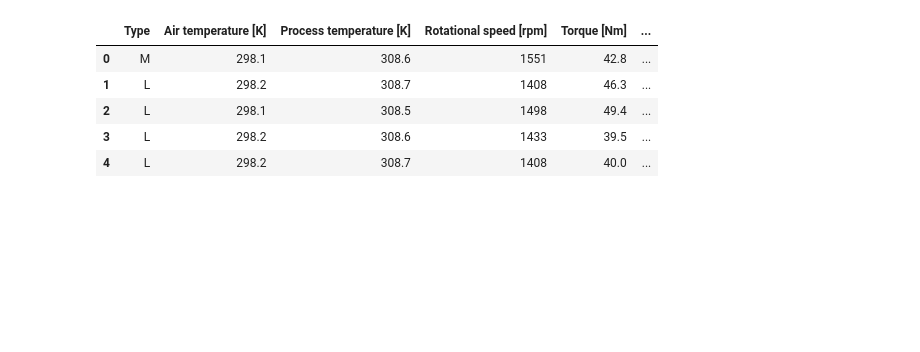
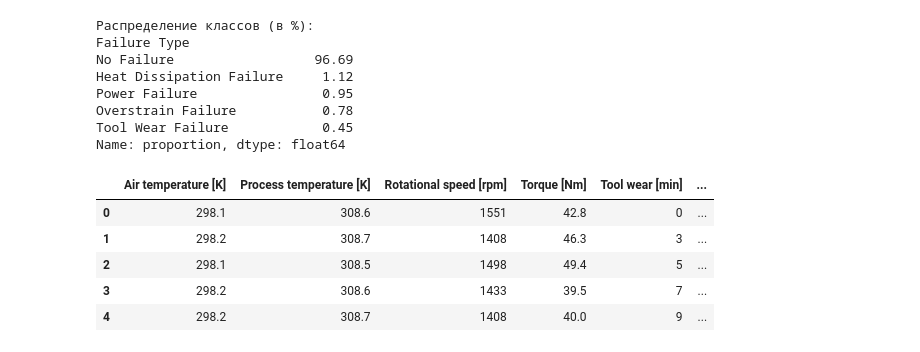
Before and after one commit to lilo5425/ML_balancing, a Jupyter notebook: Balance.ipynb, the cells around one changed output. Saved outputs shown, nothing was run; the diff lists cells and outputs as text; code cells hidden in the pictures; blank space fills up the shorter version.

Commit message:
Add Undersampling, Oversampling, SMOTE (sketch)

```diff
--- a/Balance.ipynb
+++ b/Balance.ipynb
@@ -48,15 +48,46 @@
 2.
 # %%
 import pandas as pd
+import matplotlib.pyplot as plt
+from sklearn.preprocessing import LabelEncoder
+from sklearn.model_selection import train_test_split
+from sklearn.ensemble import RandomForestClassifier
+from sklearn.metrics import confusion_matrix, ConfusionMatrixDisplay
+from sklearn.metrics import classification_report, accuracy_score, precision_score, recall_score, f1_score, cohen_kappa_score
+from imblearn.over_sampling import SMOTE
 
 df = pd.read_csv('predictive_maintenance.csv')
 df = df.drop(columns=['UDI', 'Product ID', 'Target'])
 
-df.head()
+df = df[df['Failure Type'] != 'Random Failures']
+df = df.reset_index(drop=True)
+
+df = pd.get_dummies(df, columns=['Type'], prefix='Type')
+for col in ['Type_H', 'Type_L', 'Type_M']:
+    if col in df.columns:
+        df[col] = df[col].astype(int)
+
+le = LabelEncoder()
+y = le.fit_transform(df['Failure Type'])
+X = df.drop('Failure Type', axis=1)
+
+class_distribution = df['Failure Type'].value_counts(normalize=True) * 100
+print("Распределение классов (в %):")
+print(class_distribution.round(2))
+
+X.head()
 # %% [output]
+Распределение классов (в %):
+Failure Type
+No Failure                  96.69
+Heat Dissipation Failure     1.12
+Power Failure                0.95
+Overstrain Failure           0.78
+Tool Wear Failure            0.45
+Name: proportion, dtype: float64
-|  | Type | Air temperature [K] | Process temperature [K] | Rotational speed [rpm] | Torque [Nm] | ... |
-| 0 | M | 298.1 | 308.6 | 1551 | 42.8 | ... |
-| 1 | L | 298.2 | 308.7 | 1408 | 46.3 | ... |
-| 2 | L | 298.1 | 308.5 | 1498 | 49.4 | ... |
-| 3 | L | 298.2 | 308.6 | 1433 | 39.5 | ... |
-| 4 | L | 298.2 | 308.7 | 1408 | 40.0 | ... |
+|  | Air temperature [K] | Process temperature [K] | Rotational speed [rpm] | Torque [Nm] | Tool wear [min] | ... |
+| 0 | 298.1 | 308.6 | 1551 | 42.8 | 0 | ... |
+| 1 | 298.2 | 308.7 | 1408 | 46.3 | 3 | ... |
+| 2 | 298.1 | 308.5 | 1498 | 49.4 | 5 | ... |
+| 3 | 298.2 | 308.6 | 1433 | 39.5 | 7 | ... |
+| 4 | 298.2 | 308.7 | 1408 | 40.0 | 9 | ... |
```
Also changed, not shown: parts of 7 cells of this notebook.
